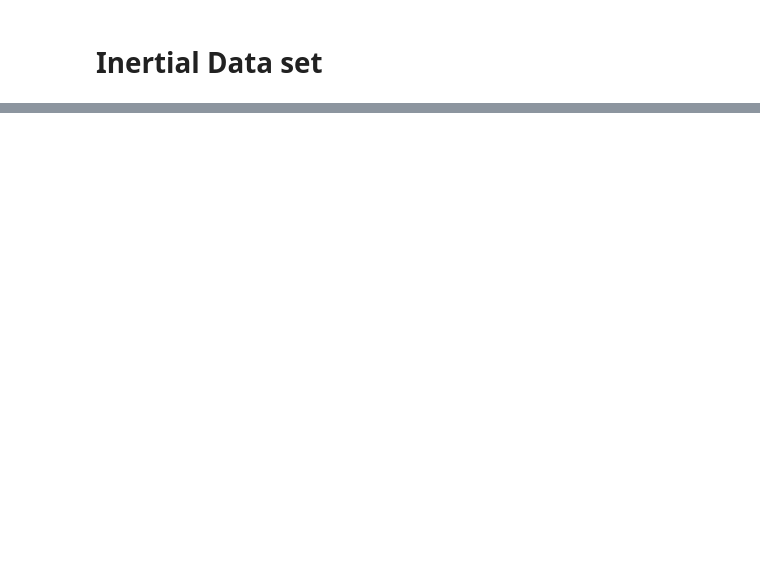
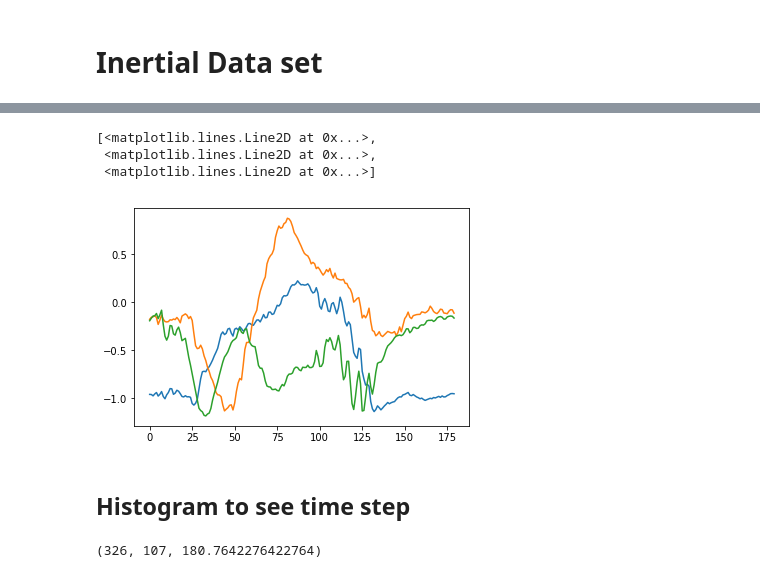
Before and after one commit to notha99y/Multimodal_human_actions, a Jupyter notebook: notebooks/Understanding Data.ipynb, the cells around one changed output, grey strips where cells are left out. Cells and saved outputs as stored; diff of their text form; code cells hidden in the pictures; blank space fills up the shorter version.

```diff
--- a/notebooks/Understanding Data.ipynb
+++ b/notebooks/Understanding Data.ipynb
@@ -216,0 +288,15 @@ fig.savefig('inertial_tennis_swing.png')
+# %%
+all_activities_resampled = []
+for i in range(len(all_activities)):
+    for j in range(len(all_activities[i])):
+        all_activities_resampled.append(resample(all_activities[i][j], 180))
+# %%
+temp = np.array(all_activities_resampled[0])
+plt.plot(temp[:,:3])
+# %% [output]
+[<matplotlib.lines.Line2D at 0x...>,
+ <matplotlib.lines.Line2D at 0x...>,
+ <matplotlib.lines.Line2D at 0x...>]
+[figure, added]
+# %% [markdown]
+## Histogram to see time step
@@ -216,0 +310,4 @@ fig.savefig('inertial_tennis_swing.png')
+# %%
+all_period.max(), all_period.min(), all_period.mean()
+# %% [output]
+(326, 107, 180.7642276422764)
```
Also changed, not shown: parts of 31 cells of this notebook, 27 other files.
